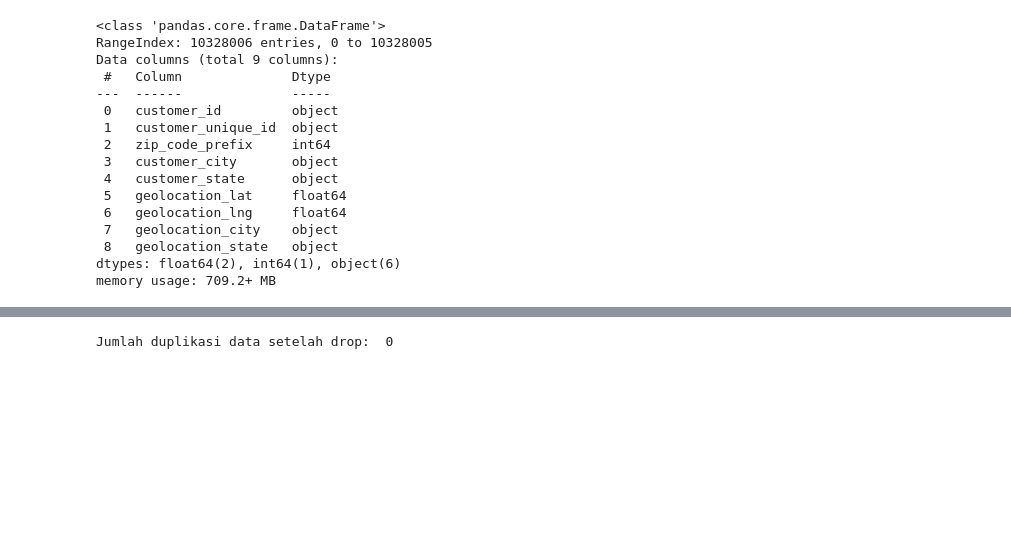
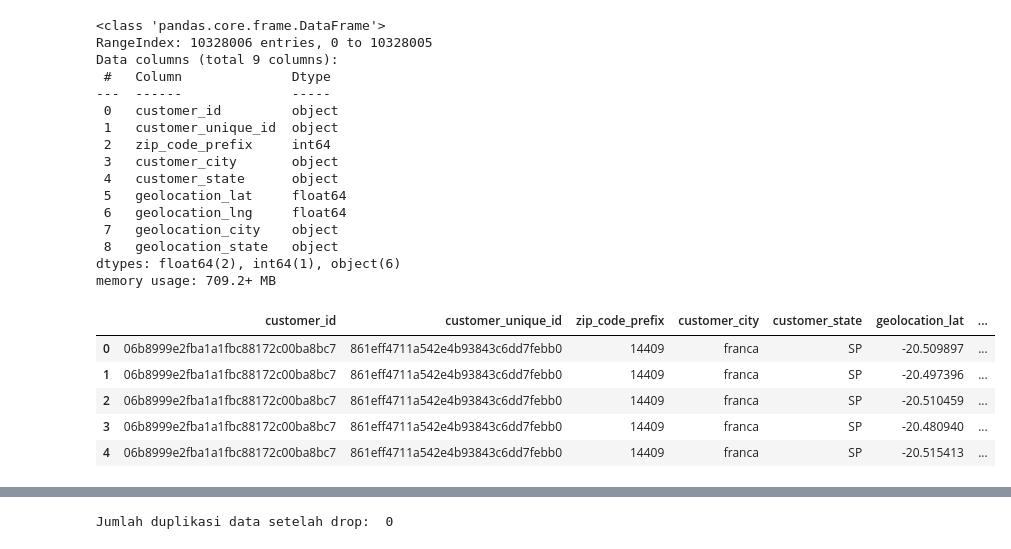
Before and after one commit to Sulbae/Fundamental-Analisis-Data, a Jupyter notebook: Proyek_Analisis_Data_Anggun-Sulis-Setyawan.ipynb, the cells around one changed output, grey strips where cells are left out. Saved outputs shown, nothing was run; the diff lists cells and outputs as text; code cells hidden in the pictures; blank space fills up the shorter version.

```diff
--- a/Proyek_Analisis_Data_Anggun-Sulis-Setyawan.ipynb
+++ b/Proyek_Analisis_Data_Anggun-Sulis-Setyawan.ipynb
@@ -1481,6 +1543,7 @@ Jumlah duplikasi data: 261831
 # %%
-# Drop duplikasi data
-geolocation_df.drop_duplicates(inplace=True)
+# cek missing values
+print("Missing values:\n", geo_grouped_df.isnull().sum())
 
-print("Jumlah duplikasi data: ", geolocation_df.duplicated().sum())
+# cek duplikasi data
+print("Jumlah duplikasi data:", geo_grouped_df.duplicated().sum())
 # %% [output]
@@ -1503,7 +1555,0 @@ memory usage: 33.8+ MB
-# %%
-# Rename Kolom zip code
-geolocation_df = geolocation_df.rename(columns={'geolocation_zip_code_prefix': 'zip_code_prefix', }, inplace=False)
-
-customers_df = customers_raw_df.rename(columns={'customer_zip_code_prefix': 'zip_code_prefix', }, inplace=False)
-
-sellers_df = sellers_df.rename(columns={'seller_zip_code_prefix': 'zip_code_prefix', }, inplace=False)
@@ -1534,3 +1588,12 @@ Data columns (total 9 columns):
  8   geolocation_state   object
 dtypes: float64(2), int64(1), object(6)
 memory usage: 709.2+ MB
+# %%
+customers_df.head()
+# %% [output]
+|  | customer_id | customer_unique_id | zip_code_prefix | customer_city | customer_state | geolocation_lat | ... |
+| 0 | 06b8999e2fba1a1fbc88172c00ba8bc7 | 861eff4711a542e4b93843c6dd7febb0 | 14409 | franca | SP | -20.509897 | ... |
+| 1 | 06b8999e2fba1a1fbc88172c00ba8bc7 | 861eff4711a542e4b93843c6dd7febb0 | 14409 | franca | SP | -20.497396 | ... |
+| 2 | 06b8999e2fba1a1fbc88172c00ba8bc7 | 861eff4711a542e4b93843c6dd7febb0 | 14409 | franca | SP | -20.510459 | ... |
+| 3 | 06b8999e2fba1a1fbc88172c00ba8bc7 | 861eff4711a542e4b93843c6dd7febb0 | 14409 | franca | SP | -20.480940 | ... |
+| 4 | 06b8999e2fba1a1fbc88172c00ba8bc7 | 861eff4711a542e4b93843c6dd7febb0 | 14409 | franca | SP | -20.515413 | ... |
```
Also changed, not shown: parts of 51 cells of this notebook, 2 other files.
